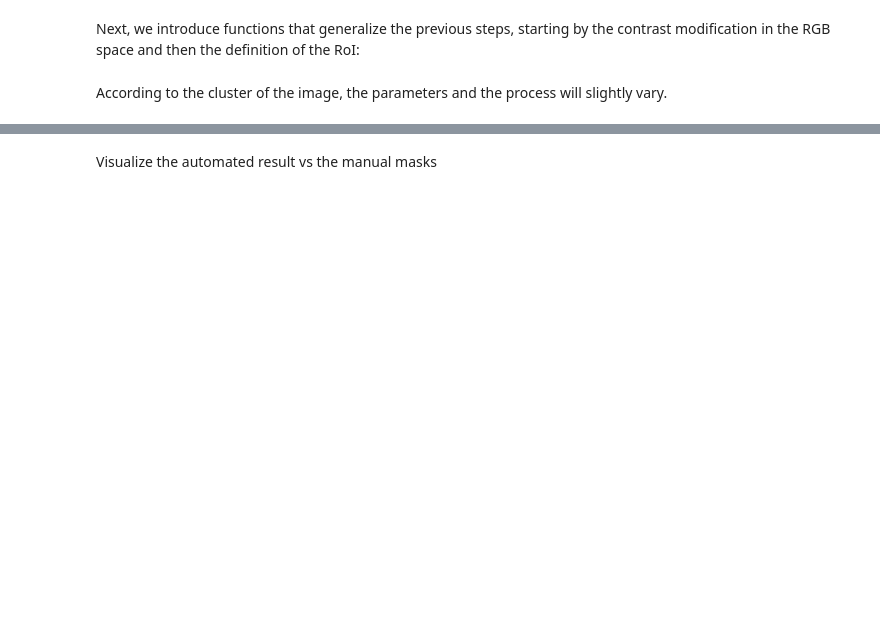
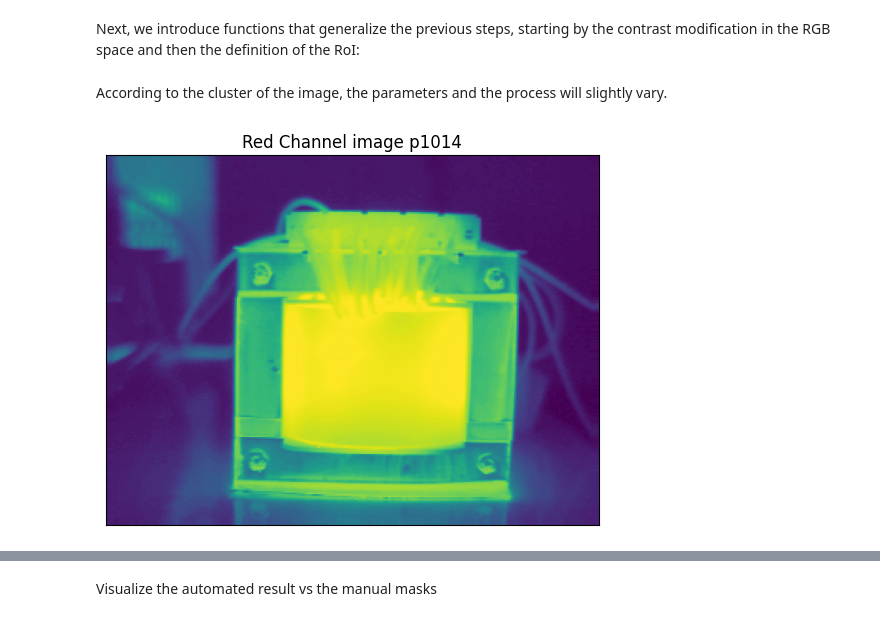
Before and after one commit to anamarigarzon/Predictive_and_Proactive_Maintenance_in_Power_Systems, a Jupyter notebook: Indoor-Power-Systems/IR_image_analysis_Transformer.ipynb, the cells around one changed output, grey strips where cells are left out. Cells and saved outputs as stored; diff of their text form; code cells hidden in the pictures; blank space fills up the shorter version.

```diff
--- a/Indoor-Power-Systems/IR_image_analysis_Transformer.ipynb
+++ b/Indoor-Power-Systems/IR_image_analysis_Transformer.ipynb
@@ -514,3 +514,13 @@ def find_RoI(img_rgb,cluster):
     OTSU[230:,:]=0
 
   return OTSU
+# %%
+R1,G1,B1 = cv2.split(img_p9109_rgb)
+
+plt.figure() # Create figure
+plt.title('Red Channel image p1014') # Title
+plt.imshow(R1) # Select image
+plt.xticks([]), plt.yticks([]) # Erase axis
+plt.show() # Show image
+# %% [output]
+[figure, added]
```
Also changed, not shown: parts of 118 cells of this notebook.
